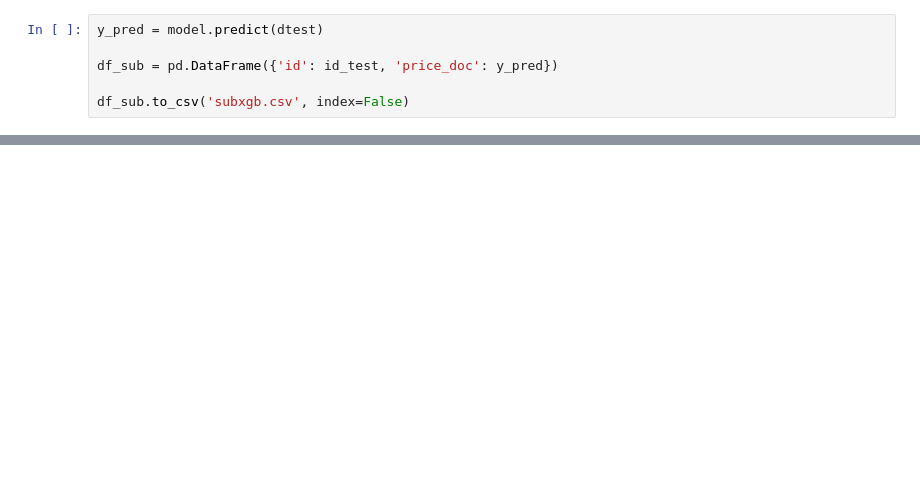
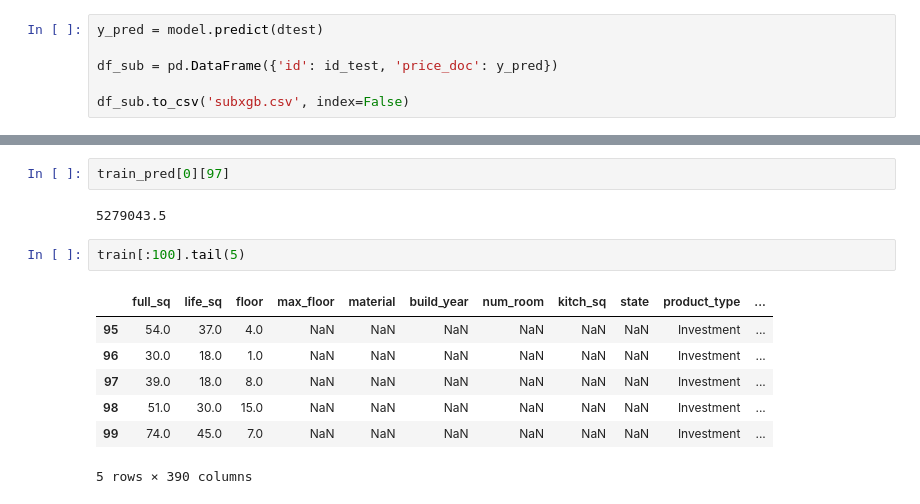
Before and after one commit to bhavesh0009/Sberbank-Russian-Housing-Market, a Jupyter notebook: withCleanScriptXGBboost.ipynb, the cells around one changed output, grey strips where cells are left out. Cells and saved outputs as stored; diff of their text form; blank space fills up the shorter version.

```diff
--- a/withCleanScriptXGBboost.ipynb
+++ b/withCleanScriptXGBboost.ipynb
@@ -273,0 +281,14 @@ all_data[(all_data.life_sq>all_data.full_sq)]
+# %%
+train_pred[0][97]
+# %% [output]
+5279043.5
+# %%
+train[:100].tail(5)
+# %% [output]
+|  | full_sq | life_sq | floor | max_floor | material | build_year | num_room | kitch_sq | state | product_type | ... |
+| 95 | 54.0 | 37.0 | 4.0 | NaN | NaN | NaN | NaN | NaN | NaN | Investment | ... |
+| 96 | 30.0 | 18.0 | 1.0 | NaN | NaN | NaN | NaN | NaN | NaN | Investment | ... |
+| 97 | 39.0 | 18.0 | 8.0 | NaN | NaN | NaN | NaN | NaN | NaN | Investment | ... |
+| 98 | 51.0 | 30.0 | 15.0 | NaN | NaN | NaN | NaN | NaN | NaN | Investment | ... |
+| 99 | 74.0 | 45.0 | 7.0 | NaN | NaN | NaN | NaN | NaN | NaN | Investment | ... |
+5 rows × 390 columns
```
Also changed, not shown: parts of 17 cells of this notebook, 2 other files.
